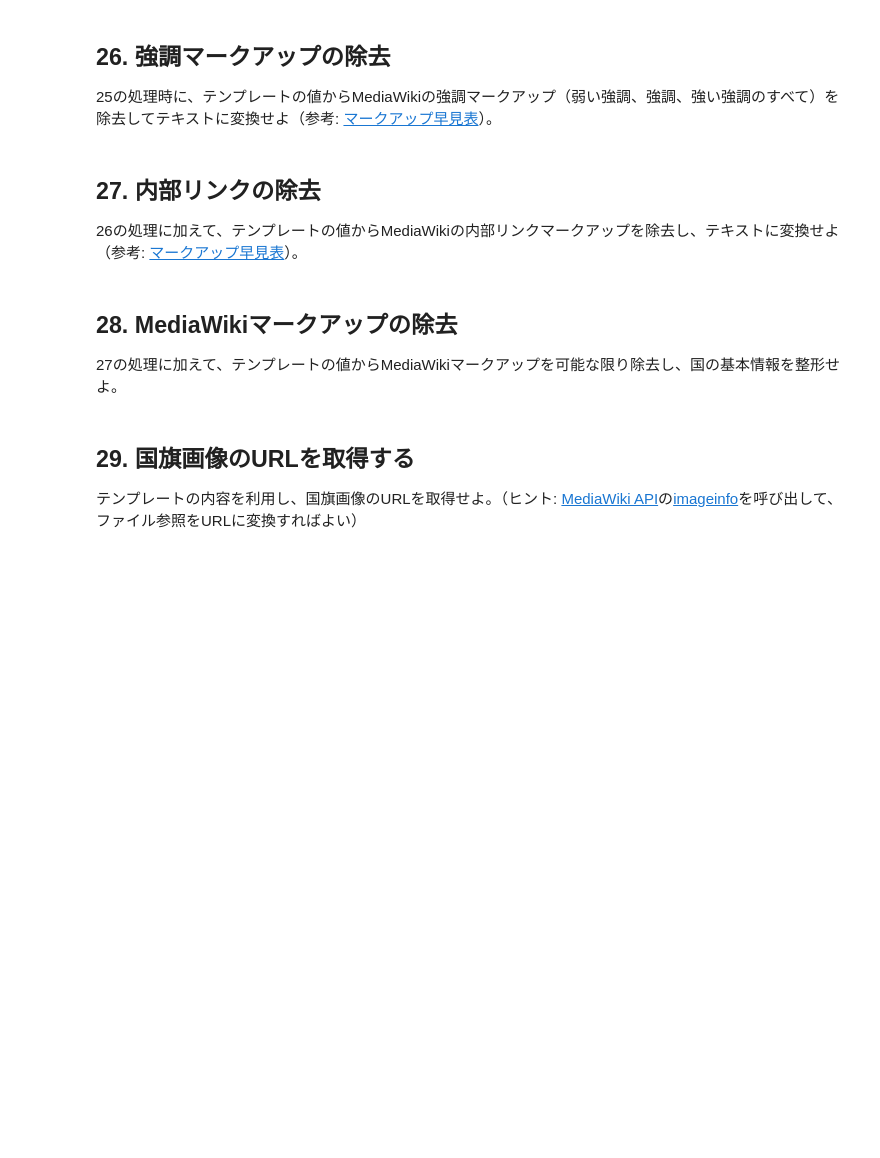
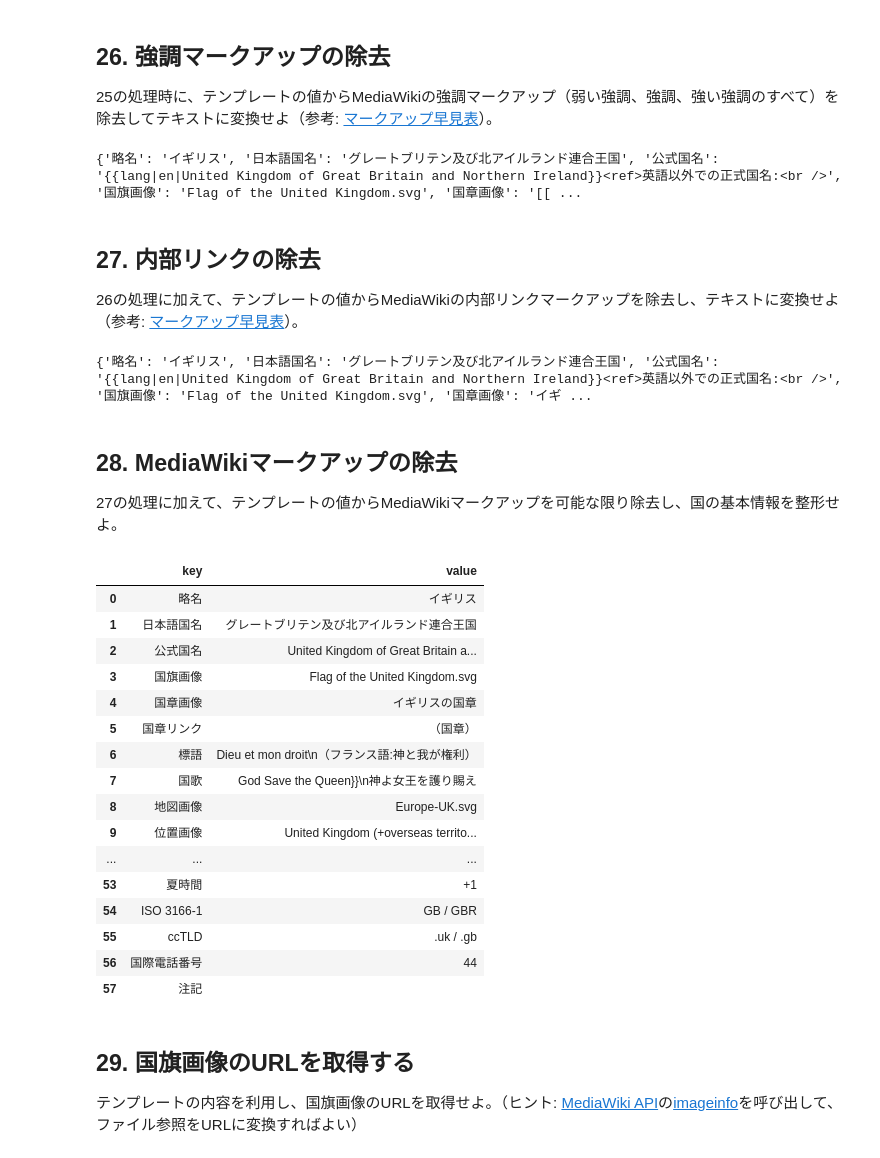
Before and after one commit to Masaki-Sk/100-knock, a Jupyter notebook: ja/ch03.ipynb, the cells around one changed output. Cells and saved outputs as stored; diff of their text form; code cells hidden in the pictures; blank space fills up the shorter version.

```diff
--- a/ja/ch03.ipynb
+++ b/ja/ch03.ipynb
@@ -86,7 +88,7 @@ G8加盟国
 ## 23. セクション構造
 記事中に含まれるセクション名とそのレベル（例えば"== セクション名 =="なら1）を表示せよ。
 # %%
-capcha_1 = r"^(=+)\s*(.+?)\s*\1*$"
+capcha_1 = r"^(=+)\s*(.+?)\s*\1$"
 
 for line in text.split("\n"):
   m_1 = re.search(capcha_1, line)
@@ -162,12 +164,89 @@ print(dict_uk)
 # %% [markdown]
 ## 26. 強調マークアップの除去
 25の処理時に、テンプレートの値からMediaWikiの強調マークアップ（弱い強調、強調、強い強調のすべて）を除去してテキストに変換せよ（参考: [マークアップ早見表](http://ja.wikipedia.org/wiki/Help:%E6%97%A9%E8%A6%8B%E8%A1%A8)）。
+# %%
+for k in dict_uk:
+    dict_uk[k] = re.sub(r"'{2,}", "", dict_uk[k])
+
+print(dict_uk)
+# %% [output]
+{'略名': 'イギリス', '日本語国名': 'グレートブリテン及び北アイルランド連合王国', '公式国名': '{{lang|en|United Kingdom of Great Britain and Northern Ireland}}<ref>英語以外での正式国名:<br />', '国旗画像': 'Flag of the United Kingdom.svg', '国章画像': '[[ ...
 # %% [markdown]
 ## 27. 内部リンクの除去
 26の処理に加えて、テンプレートの値からMediaWikiの内部リンクマークアップを除去し、テキストに変換せよ（参考: [マークアップ早見表](http://ja.wikipedia.org/wiki/Help:%E6%97%A9%E8%A6%8B%E8%A1%A8)）。
+# %%
+re_3 = r"\[\[([^|\]]+(?:\|[^]]+)*)\]\]"
+
+def rm_internal_links(s: str) -> str:
+    def repl(m):
+        body = m.group(1)
+        parts = body.split('|')
+        text = parts[-1]
+        if len(parts) == 1:
+            text = text.split('#', 1)[0]
+        return text
+    return re.sub(re_3, repl, s)
+
+for k in dict_uk:
+    dict_uk[k] = rm_internal_links(dict_uk[k])
+
+print(dict_uk)
+# %% [output]
+{'略名': 'イギリス', '日本語国名': 'グレートブリテン及び北アイルランド連合王国', '公式国名': '{{lang|en|United Kingdom of Great Britain and Northern Ireland}}<ref>英語以外での正式国名:<br />', '国旗画像': 'Flag of the United Kingdom.svg', '国章画像': 'イギ ...
 # %% [markdown]
 ## 28. MediaWikiマークアップの除去
 27の処理に加えて、テンプレートの値からMediaWikiマークアップを可能な限り除去し、国の基本情報を整形せよ。
+# %%
+import pandas as pd
+
+re_4 = r"\[https?://[^\]]+\]"
+re_5 = r"<ref\b[^>]*>.*?</ref>"
+re_6 = r"<ref\b[^>]*/>"
+
+re_lang = r"\{\{lang\|[^|}]+\|([^}]*)\}\}"
+re_center = r"\{\{center\|([^}]*)\}\}"
+re_karilink = r"\{\{仮リンク\|([^|}]+)(?:\|[^}]*)\}\}"
+
+re_icon = r"\{\{\s*[a-z]{2,3}\s*icon\s*\}\}"
+re_zero = r"\{\{0\}\}"
+re_br = r"<br\s*/?>"
+re_file_line = r"(?:^|\n)ファイル:[^\n]*"
+re_refs_tag  = r"<references\s*/?>"
+
+for k in dict_uk:
+    dict_uk[k] = re.sub(re_4, "", dict_uk[k])
+    dict_uk[k] = re.sub(re_5, "", dict_uk[k])
+    dict_uk[k] = re.sub(re_6, "", dict_uk[k])
+
+    dict_uk[k] = re.sub(re_lang, r"\1", dict_uk[k])
+    dict_uk[k] = re.sub(re_center, r"\1", dict_uk[k])
+    dict_uk[k] = re.sub(re_karilink, r"\1", dict_uk[k])
+
+    dict_uk[k] = re.sub(re_icon, "", dict_uk[k])
+    dict_uk[k] = re.sub(re_zero, "", dict_uk[k])
+    dict_uk[k] = re.sub(re_br, "\n", dict_uk[k])
+    dict_uk[k] = re.sub(re_file_line, "", dict_uk[k])
+    dict_uk[k] = re.sub(re_refs_tag, "", dict_uk[k])
+
+display(pd.DataFrame(dict_uk.items(), columns=["key","value"]))
+# %% [output]
+|  | key | value |
+| 0 | 略名 | イギリス |
+| 1 | 日本語国名 | グレートブリテン及び北アイルランド連合王国 |
+| 2 | 公式国名 | United Kingdom of Great Britain a... |
+| 3 | 国旗画像 | Flag of the United Kingdom.svg |
+| 4 | 国章画像 | イギリスの国章 |
+| 5 | 国章リンク | （国章） |
+| 6 | 標語 | Dieu et mon droit\n（フランス語:神と我が権利） |
+| 7 | 国歌 | God Save the Queen}}\n神よ女王を護り賜え |
+| 8 | 地図画像 | Europe-UK.svg |
+| 9 | 位置画像 | United Kingdom (+overseas territo... |
+| ... | ... | ... |
+| 53 | 夏時間 | +1 |
+| 54 | ISO 3166-1 | GB / GBR |
+| 55 | ccTLD | .uk / .gb |
+| 56 | 国際電話番号 | 44 |
+| 57 | 注記 |  |
 # %% [markdown]
 ## 29. 国旗画像のURLを取得する
 テンプレートの内容を利用し、国旗画像のURLを取得せよ。（ヒント: [MediaWiki API](http://www.mediawiki.org/wiki/API:Main_page/ja)の[imageinfo](https://www.mediawiki.org/wiki/API:Imageinfo)を呼び出して、ファイル参照をURLに変換すればよい）
```
Also changed, not shown: parts of 2 cells of this notebook.
